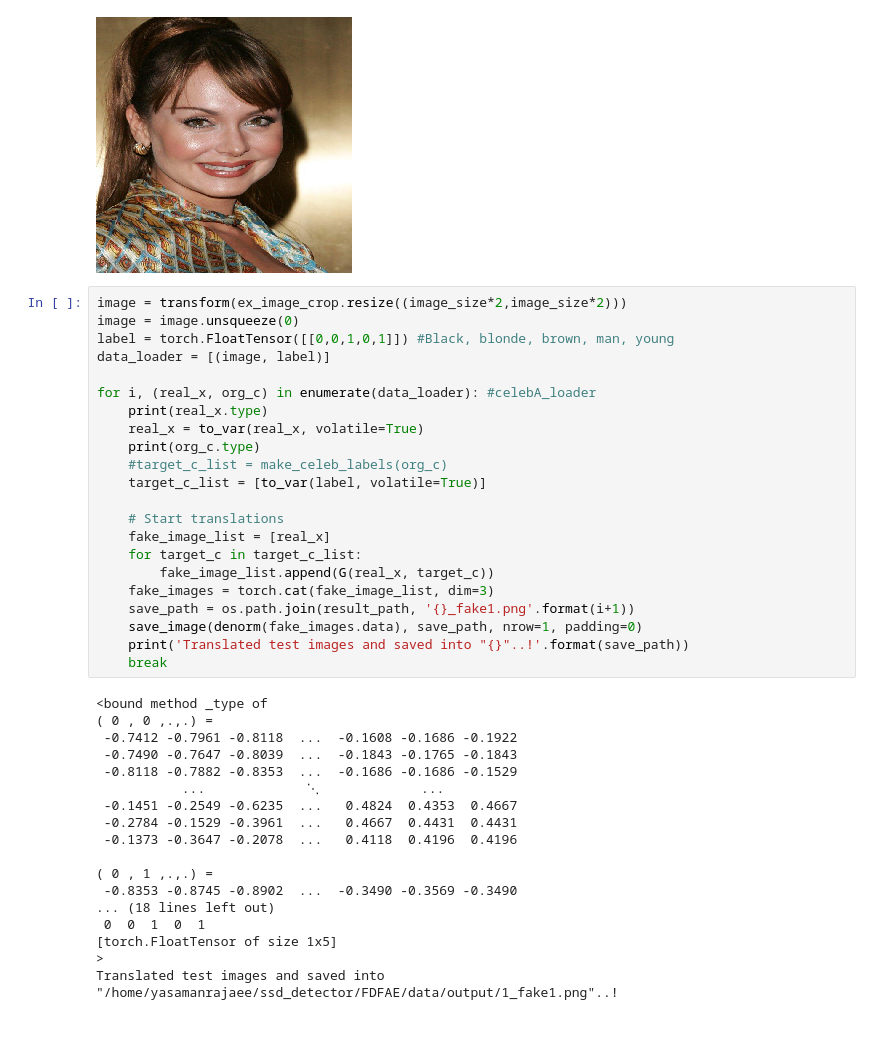
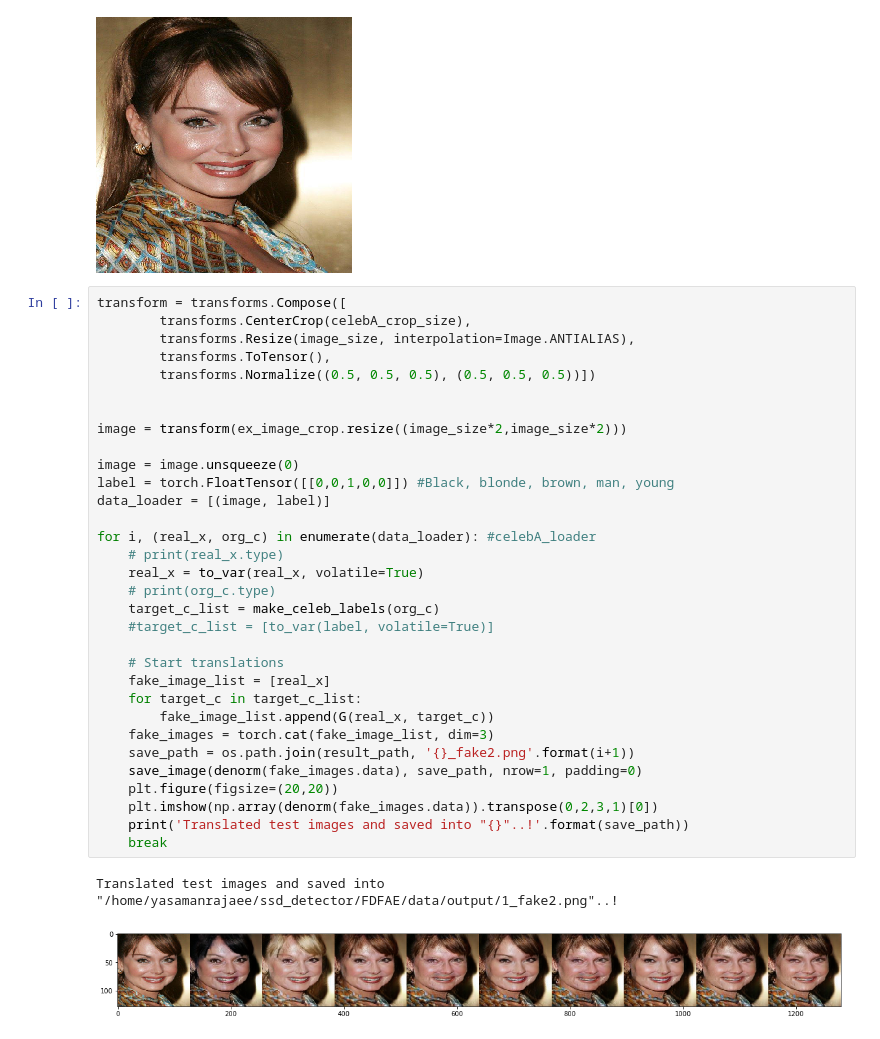
Before and after one commit to YasiRajaee/FDFAE, a Jupyter notebook: src/detection_editing.ipynb, the cells around one changed output. Drawn from its saved outputs; the diff is of its cells as text.

```diff
--- a/src/detection_editing.ipynb
+++ b/src/detection_editing.ipynb
@@ -245,42 +275,37 @@ ex_image_crop.resize((image_size*2,image_size*2))
 # %% [output]
 [figure]
 # %%
+transform = transforms.Compose([
+        transforms.CenterCrop(celebA_crop_size),
+        transforms.Resize(image_size, interpolation=Image.ANTIALIAS),
+        transforms.ToTensor(),
+        transforms.Normalize((0.5, 0.5, 0.5), (0.5, 0.5, 0.5))])
+
+
 image = transform(ex_image_crop.resize((image_size*2,image_size*2)))
+
 image = image.unsqueeze(0)
-label = torch.FloatTensor([[0,0,1,0,1]]) #Black, blonde, brown, man, young
+label = torch.FloatTensor([[0,0,1,0,0]]) #Black, blonde, brown, man, young
 data_loader = [(image, label)]
 
 for i, (real_x, org_c) in enumerate(data_loader): #celebA_loader
-    print(real_x.type)
+    # print(real_x.type)
     real_x = to_var(real_x, volatile=True)
-    print(org_c.type)
-    #target_c_list = make_celeb_labels(org_c)
-    target_c_list = [to_var(label, volatile=True)]
+    # print(org_c.type)
+    target_c_list = make_celeb_labels(org_c)
+    #target_c_list = [to_var(label, volatile=True)]
 
     # Start translations
     fake_image_list = [real_x]
     for target_c in target_c_list:
         fake_image_list.append(G(real_x, target_c))
     fake_images = torch.cat(fake_image_list, dim=3)
-    save_path = os.path.join(result_path, '{}_fake1.png'.format(i+1))
+    save_path = os.path.join(result_path, '{}_fake2.png'.format(i+1))
     save_image(denorm(fake_images.data), save_path, nrow=1, padding=0)
+    plt.figure(figsize=(20,20))
+    plt.imshow(np.array(denorm(fake_images.data)).transpose(0,2,3,1)[0])
     print('Translated test images and saved into "{}"..!'.format(save_path))
     break
 # %% [output]
-<bound method _type of
-( 0 , 0 ,.,.) =
- -0.7412 -0.7961 -0.8118  ...  -0.1608 -0.1686 -0.1922
- -0.7490 -0.7647 -0.8039  ...  -0.1843 -0.1765 -0.1843
- -0.8118 -0.7882 -0.8353  ...  -0.1686 -0.1686 -0.1529
-           ...             ⋱             ...
- -0.1451 -0.2549 -0.6235  ...   0.4824  0.4353  0.4667
- -0.2784 -0.1529 -0.3961  ...   0.4667  0.4431  0.4431
- -0.1373 -0.3647 -0.2078  ...   0.4118  0.4196  0.4196
-
-( 0 , 1 ,.,.) =
- -0.8353 -0.8745 -0.8902  ...  -0.3490 -0.3569 -0.3490
-... (18 lines left out)
- 0  0  1  0  1
-[torch.FloatTensor of size 1x5]
->
-Translated test images and saved into "/home/yasamanrajaee/ssd_detector/FDFAE/data/output/1_fake1.png"..!
+Translated test images and saved into "/home/yasamanrajaee/ssd_detector/FDFAE/data/output/1_fake2.png"..!
+[figure, added]
```
Also changed, not shown: parts of 3 cells of this notebook, 1 other file.
